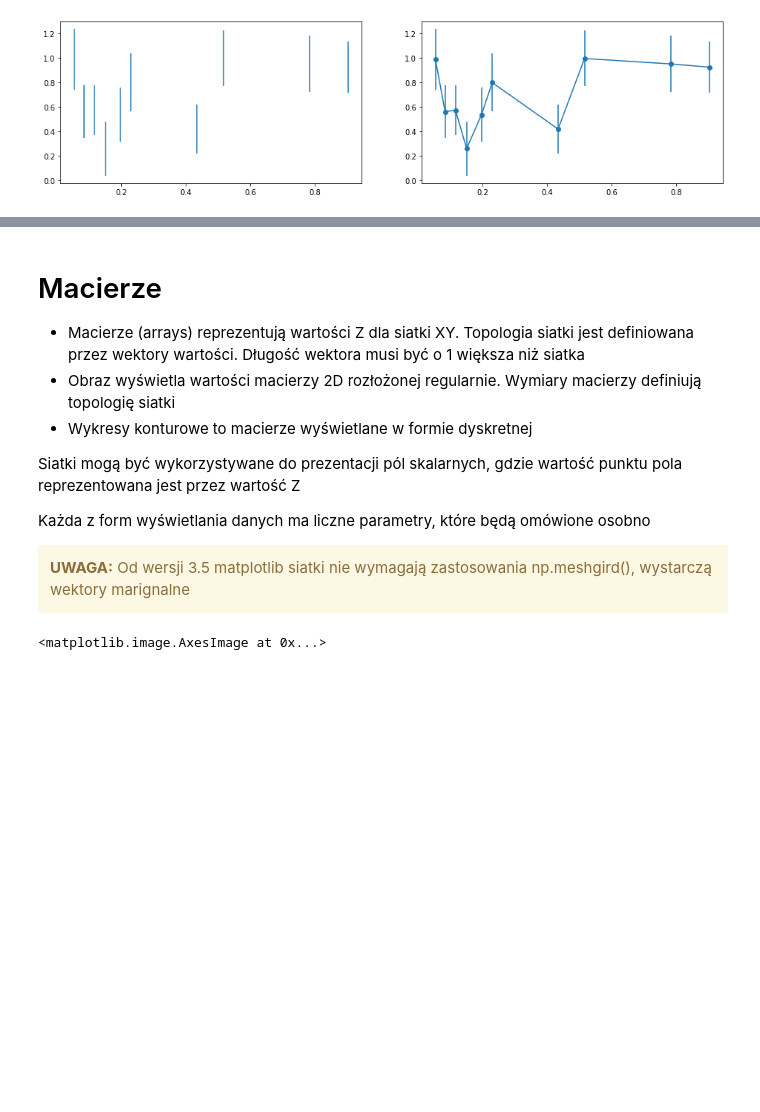
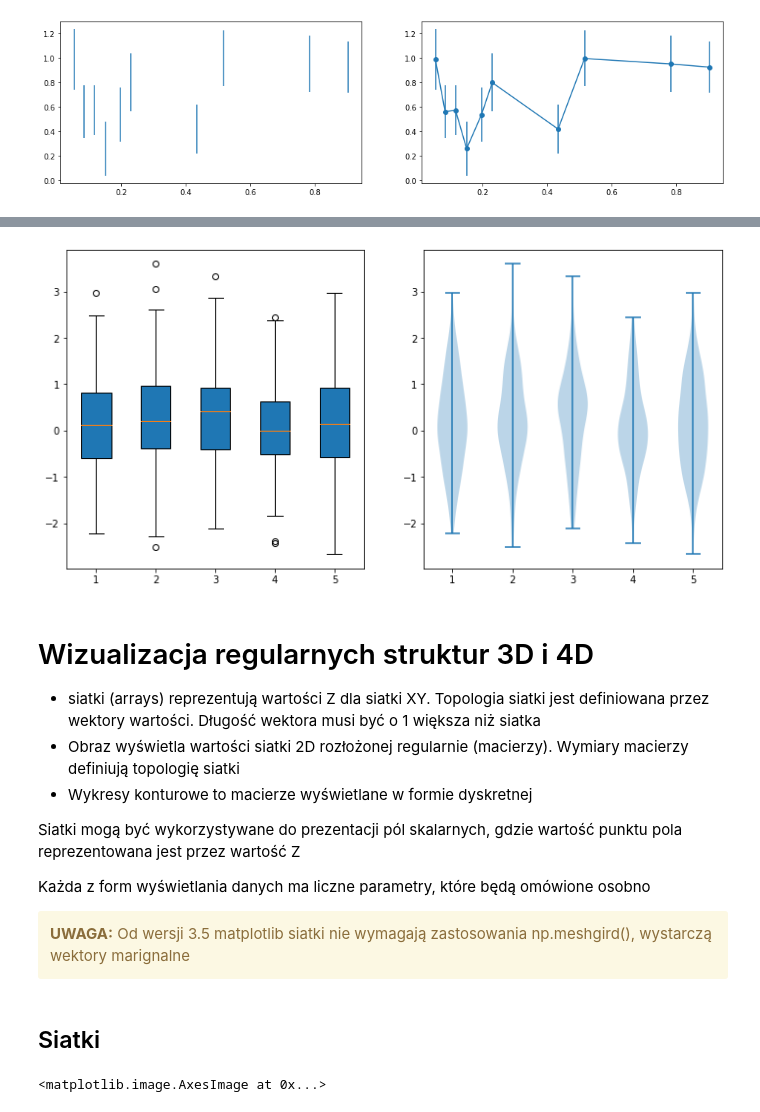
Before and after one commit to jarekj71/zaawansowana_wizualizacja_danych, a Jupyter notebook: 02_podstawy_sbymbologia/basic.ipynb, the cells around one changed output, grey strips where cells are left out. Drawn from its saved outputs; the diff is of its cells as text; code cells hidden in the pictures; blank space fills up the shorter version.

```diff
--- a/02_podstawy_sbymbologia/basic.ipynb
+++ b/02_podstawy_sbymbologia/basic.ipynb
@@ -196,8 +228,16 @@ ax2.errorbar(x,y,err,marker="o")
+# %%
+categories = np.random.randint(0,5,1000)
+sorted = [x[categories==i] for i in range(5)] # sortujemy na podstawie kategorii
+fig, axes = plt.subplots(ncols=2,figsize=(12,6))
+_ = axes[0].boxplot(sorted,patch_artist=True)
+_ = axes[1].violinplot(sorted)
+# %% [output]
+[figure, added]
 # %% [markdown]
-# Macierze
+# Wizualizacja regularnych struktur 3D i 4D
 
-- Macierze (arrays) reprezentują wartości Z dla siatki XY. Topologia siatki jest definiowana przez wektory wartości. Długość wektora musi być o 1 większa niż siatka
-- Obraz wyświetla wartości macierzy 2D rozłożonej regularnie. Wymiary macierzy definiują topologię siatki
+- siatki (arrays) reprezentują wartości Z dla siatki XY. Topologia siatki jest definiowana przez wektory wartości. Długość wektora musi być o 1 większa niż siatka
+- Obraz wyświetla wartości siatki 2D rozłożonej regularnie (macierzy). Wymiary macierzy definiują topologię siatki
 - Wykresy konturowe to macierze wyświetlane w formie dyskretnej
 
 Siatki mogą być wykorzystywane do prezentacji pól skalarnych, gdzie wartość punktu pola reprezentowana jest przez wartość Z
@@ -206,6 +246,8 @@ Każda z form wyświetlania danych ma liczne parametry, które będą omówione
 
 <div class="alert alert-block alert-warning">
     <b>UWAGA:</b> Od wersji 3.5 matplotlib siatki nie wymagają zastosowania np.meshgird(), wystarczą wektory marignalne</div>
+# %% [markdown]
+## Siatki
 # %%
 x = [-10,-5,-2,-1,-0.5,-0.1,0,2,4,8,16]
 y = [-10,-5,-2,-1,-0.5,-0.1,0,2,4,8,16]
```
Also changed, not shown: parts of 28 cells of this notebook, 4 other files.
